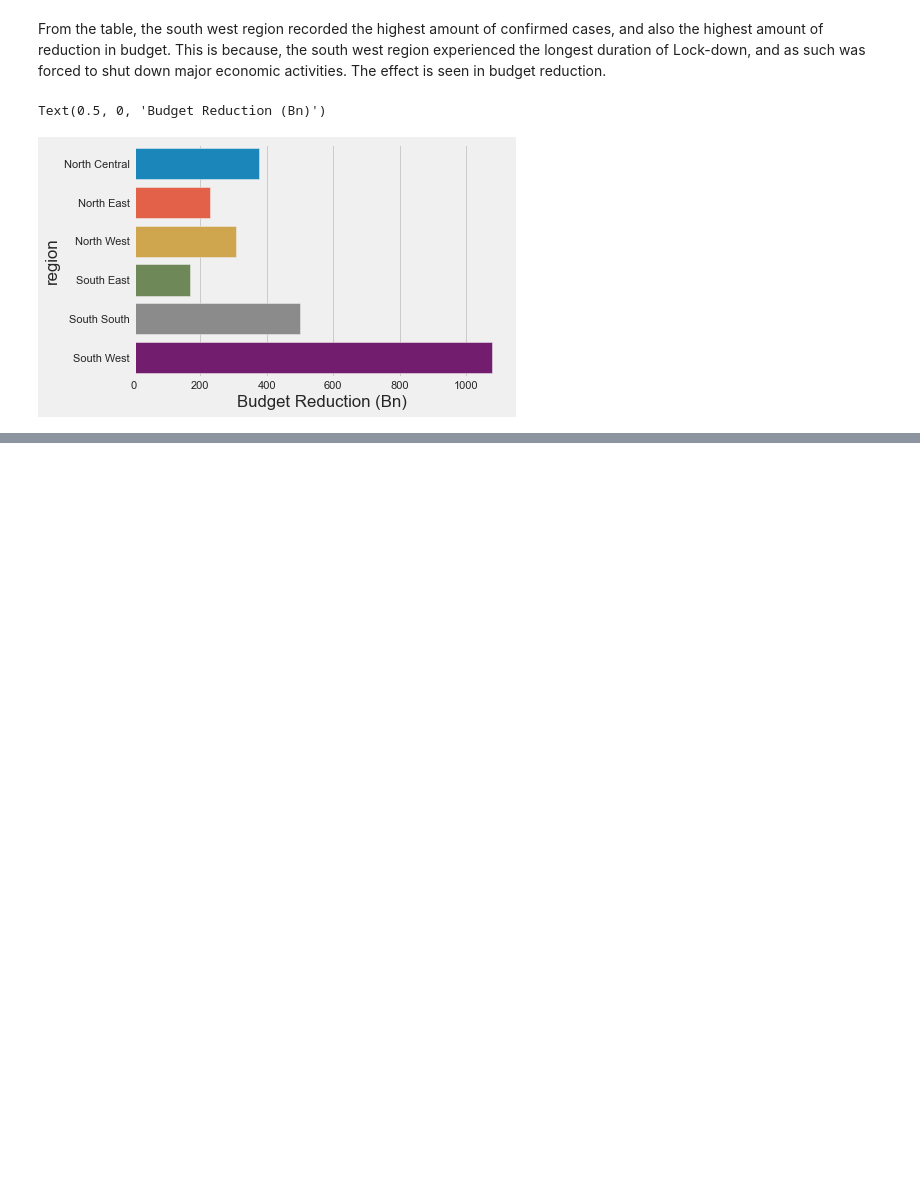
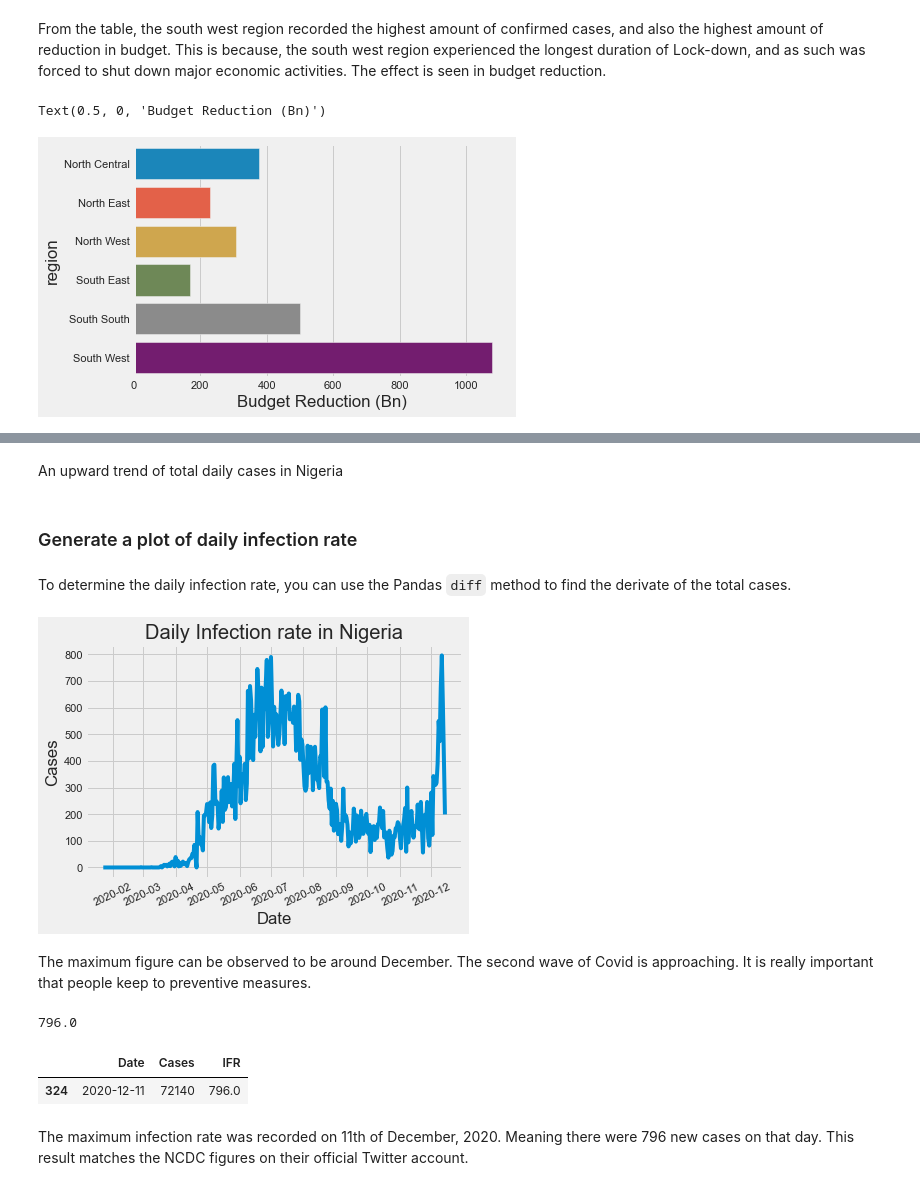
Before and after one commit to Tiamiyu1/Real-Time-Coronavirus-Analysis, a Jupyter notebook: covidnig.ipynb, the cells around one changed output, grey strips where cells are left out. Saved outputs shown, nothing was run; the diff lists cells and outputs as text; code cells hidden in the pictures; blank space fills up the shorter version.

```diff
--- a/covidnig.ipynb
+++ b/covidnig.ipynb
@@ -386,0 +459,21 @@ Text(0.5, 0, 'Budget Reduction (Bn)')
+# %% [markdown]
+An upward trend of total daily cases in Nigeria
+# %% [markdown]
+### Generate a plot of daily infection rate
+# %% [markdown]
+To determine the daily infection rate, you can use the Pandas `diff` method to find the derivate of the total cases.
+# %%
+y = total_daily_nig2['Cases'].diff()
+sns.lineplot(x="Date", y=y, data=total_daily_nig2)
+plt.xticks(rotation=25)
+plt.title('Daily Infection rate in Nigeria')
+plt.show()
+# %% [output]
+[figure, added]
+# %% [markdown]
+The maximum figure can be observed to be around December. The second wave of Covid is approaching. It is really important that people keep to preventive measures.
+# %%
+# Calculate maximum infection rate for a day
+y.max()
+# %% [output]
+796.0
@@ -386,0 +482,8 @@ Text(0.5, 0, 'Budget Reduction (Bn)')
+# %%
+total_daily_nig2.loc[total_daily_nig2['IFR'] == y.max()]
+# %% [output]
+|  | Date | Cases | IFR |
+| 324 | 2020-12-11 | 72140 | 796.0 |
+# %% [markdown]
+The maximum infection rate was recorded on 11th of December, 2020. Meaning there were 796 new cases on that day.
+This result matches the NCDC figures on their official Twitter account.
```
Also changed, not shown: parts of 15 cells of this notebook.
